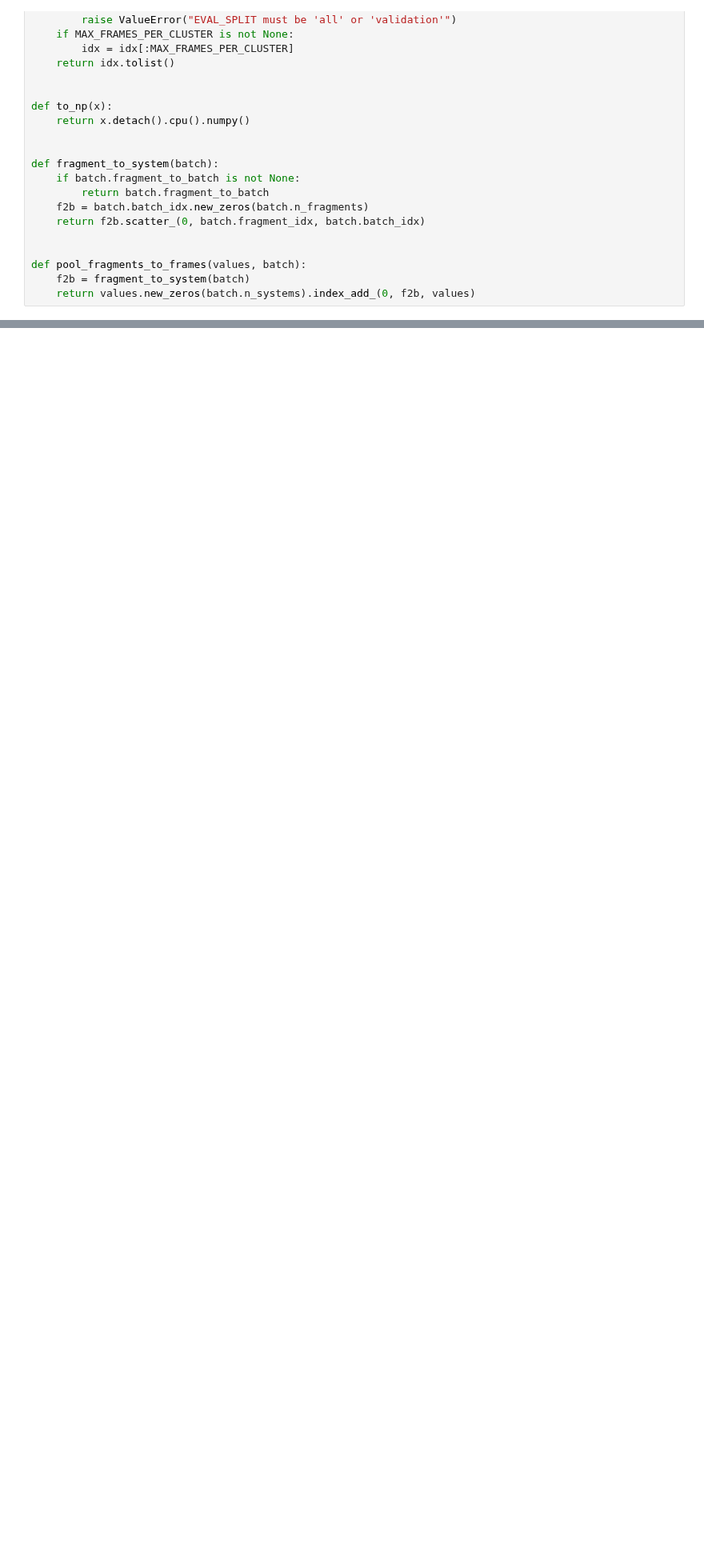
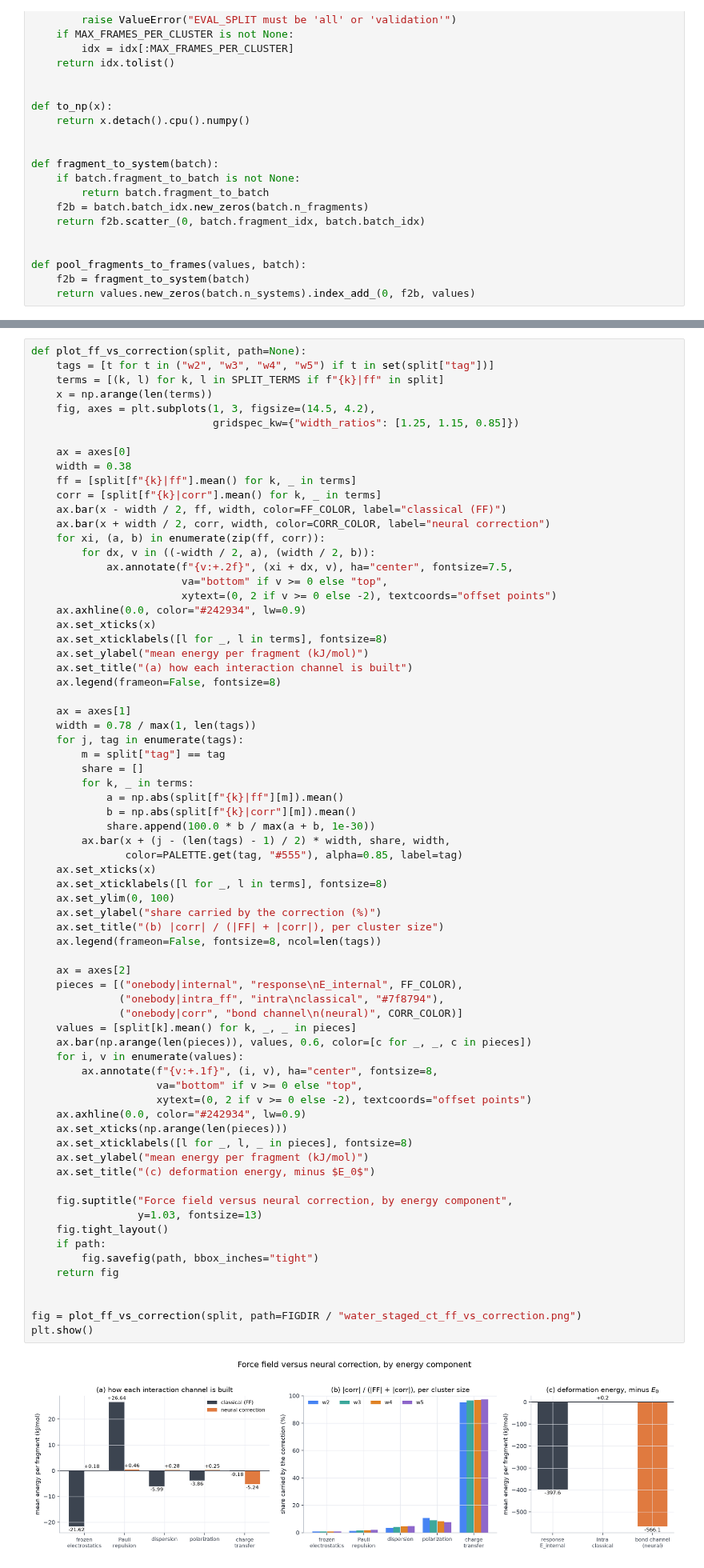
Before and after one commit to heindelj/rsfff, a Jupyter notebook: notebooks/eda_rsff_plotting.ipynb, the cells around one changed output, grey strips where cells are left out. Shown at 80% size. Saved outputs shown, nothing was run; the diff lists cells and outputs as text; blank space fills up the shorter version.

```diff
--- a/notebooks/eda_rsff_plotting.ipynb
+++ b/notebooks/eda_rsff_plotting.ipynb
@@ -347,3 +567,75 @@ plt.show()
+# %%
+def plot_ff_vs_correction(split, path=None):
+    tags = [t for t in ("w2", "w3", "w4", "w5") if t in set(split["tag"])]
+    terms = [(k, l) for k, l in SPLIT_TERMS if f"{k}|ff" in split]
+    x = np.arange(len(terms))
+    fig, axes = plt.subplots(1, 3, figsize=(14.5, 4.2),
+                             gridspec_kw={"width_ratios": [1.25, 1.15, 0.85]})
+
+    ax = axes[0]
+    width = 0.38
+    ff = [split[f"{k}|ff"].mean() for k, _ in terms]
+    corr = [split[f"{k}|corr"].mean() for k, _ in terms]
+    ax.bar(x - width / 2, ff, width, color=FF_COLOR, label="classical (FF)")
+    ax.bar(x + width / 2, corr, width, color=CORR_COLOR, label="neural correction")
+    for xi, (a, b) in enumerate(zip(ff, corr)):
+        for dx, v in ((-width / 2, a), (width / 2, b)):
+            ax.annotate(f"{v:+.2f}", (xi + dx, v), ha="center", fontsize=7.5,
+                        va="bottom" if v >= 0 else "top",
+                        xytext=(0, 2 if v >= 0 else -2), textcoords="offset points")
+    ax.axhline(0.0, color="#242934", lw=0.9)
+    ax.set_xticks(x)
+    ax.set_xticklabels([l for _, l in terms], fontsize=8)
+    ax.set_ylabel("mean energy per fragment (kJ/mol)")
+    ax.set_title("(a) how each interaction channel is built")
+    ax.legend(frameon=False, fontsize=8)
+
+    ax = axes[1]
+    width = 0.78 / max(1, len(tags))
+    for j, tag in enumerate(tags):
+        m = split["tag"] == tag
+        share = []
+        for k, _ in terms:
+            a = np.abs(split[f"{k}|ff"][m]).mean()
+            b = np.abs(split[f"{k}|corr"][m]).mean()
+            share.append(100.0 * b / max(a + b, 1e-30))
+        ax.bar(x + (j - (len(tags) - 1) / 2) * width, share, width,
+               color=PALETTE.get(tag, "#555"), alpha=0.85, label=tag)
+    ax.set_xticks(x)
+    ax.set_xticklabels([l for _, l in terms], fontsize=8)
+    ax.set_ylim(0, 100)
+    ax.set_ylabel("share carried by the correction (%)")
+    ax.set_title("(b) |corr| / (|FF| + |corr|), per cluster size")
+    ax.legend(frameon=False, fontsize=8, ncol=len(tags))
+
+    ax = axes[2]
+    pieces = [("onebody|internal", "response\nE_internal", FF_COLOR),
+              ("onebody|intra_ff", "intra\nclassical", "#7f8794"),
+              ("onebody|corr", "bond channel\n(neural)", CORR_COLOR)]
+    values = [split[k].mean() for k, _, _ in pieces]
+    ax.bar(np.arange(len(pieces)), values, 0.6, color=[c for _, _, c in pieces])
+    for i, v in enumerate(values):
+        ax.annotate(f"{v:+.1f}", (i, v), ha="center", fontsize=8,
+                    va="bottom" if v >= 0 else "top",
+                    xytext=(0, 2 if v >= 0 else -2), textcoords="offset points")
+    ax.axhline(0.0, color="#242934", lw=0.9)
+    ax.set_xticks(np.arange(len(pieces)))
+    ax.set_xticklabels([l for _, l, _ in pieces], fontsize=8)
+    ax.set_ylabel("mean energy per fragment (kJ/mol)")
+    ax.set_title("(c) deformation energy, minus $E_0$")
+
+    fig.suptitle("Force field versus neural correction, by energy component",
+                 y=1.03, fontsize=13)
+    fig.tight_layout()
+    if path:
+        fig.savefig(path, bbox_inches="tight")
+    return fig
+
+
+fig = plot_ff_vs_correction(split, path=FIGDIR / "water_staged_ct_ff_vs_correction.png")
+plt.show()
+# %% [output]
+[figure, added]
 # %%
 def collect_response_properties(model, anchor, device, batch_size=BATCH_SIZE):
     if anchor is None:
```
Also changed, not shown: parts of 18 cells of this notebook, 29 other files.
